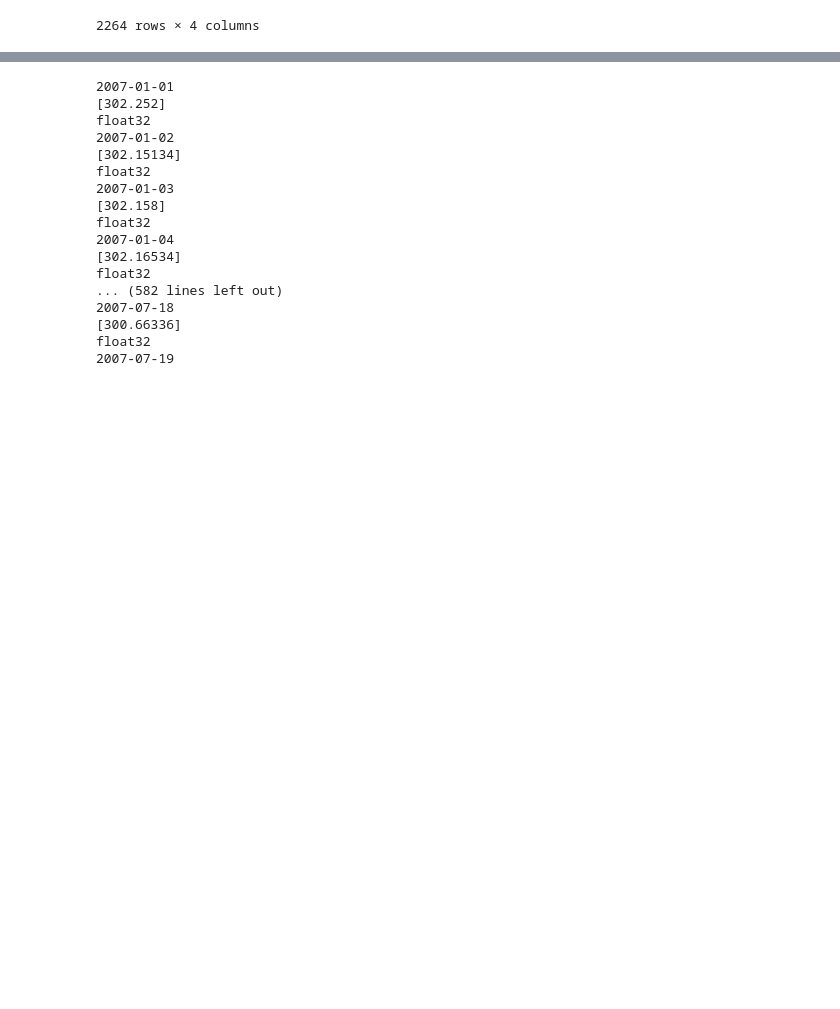
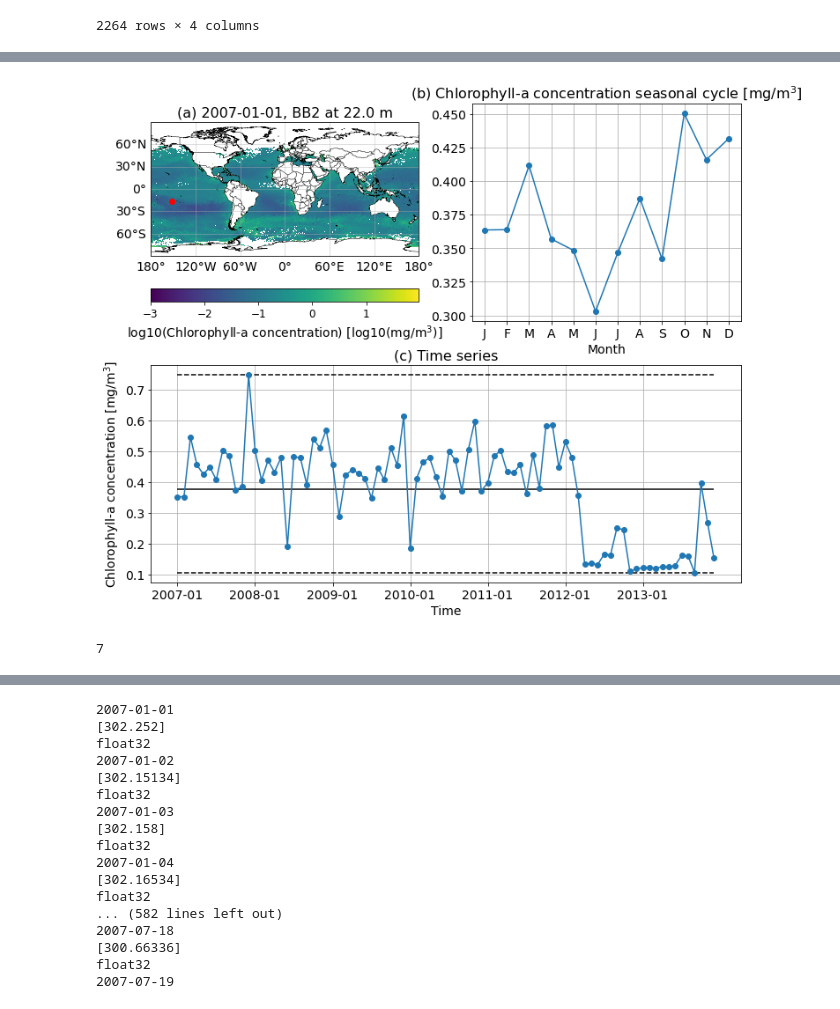
Before and after one commit to agonmer/sat4sediments, a Jupyter notebook: extract_temporal_stats.ipynb, the cells around one changed output, grey strips where cells are left out. Cells and saved outputs as stored; diff of their text form; code cells hidden in the pictures; blank space fills up the shorter version.

```diff
--- a/extract_temporal_stats.ipynb
+++ b/extract_temporal_stats.ipynb
@@ -278,0 +247,44 @@ plt.savefig(figure_name,bbox_inches='tight')
+# %%
+fig = plt.figure(figsize=(12,10))
+
+ax1 = fig.add_subplot(2,2,1,projection=crs)
+plot_background(ax1)
+pc1 = ax1.pcolormesh(lon_chla,lat_chla,np.log10(chla_map[0]),shading='nearest',transform=ccrs.PlateCarree())
+cbar1 = plt.colorbar(pc1, orientation = 'horizontal')
+cbar1.ax.tick_params(labelsize=12)
+ax1.plot(lon0,lat0,'or')
+ax1.plot([lon0-dlon,lon0+dlon,lon0+dlon,lon0-dlon,lon0-dlon],
+         [lat0-dlat,lat0-dlat,lat0+dlat,lat0+dlat,lat0-dlat],'red')
+cbar1.set_label('log10(Chlorophyll-a concentration) [log10(mg/m$^3$)]',size=14)
+ax1.set_title('(a) ' + str_start+', '+sf0+' at '+str(wd0)+' m', fontsize=16)
+
+ax2 = fig.add_subplot(2,2,2)
+ax2.plot(np.arange(1,13),chla_seasonal_cycle,'o-')
+ax2.tick_params(axis='both',labelsize=14)
+ax2.set_title('(b) Chlorophyll-a concentration seasonal cycle [mg/m$^3$]', fontsize=16)
+ax2.set_xlabel('Month',fontsize=14)
+ax2.set_xticks(np.arange(1,13))
+ax2.set_xticklabels(['J','F','M','A','M','J','J','A','S','O','N','D'])
+plt.grid()
+
+ax3 = fig.add_subplot(2,1,2)
+ax3.plot(time_series,chla_t,'o-')
+ax3.tick_params(axis='both',labelsize=14)
+ax3.set_ylabel('Chlorophyll-a concentration [mg/m$^3$]',fontsize=14)
+ax3.set_xlabel('Time',fontsize=14)
+ax3.set_xticks(np.arange(0,len(sst_series),12))
+ax3.set_xticklabels(time_series[::12])
+ax3.set_title('(c) Time series', fontsize=16)
+plt.grid()
+ax3.hlines(chla_max,time_series[0],time_series[-1],colors='k',linestyles='dashed')
+ax3.hlines(chla_min,time_series[0],time_series[-1],colors='k',linestyles='dashed')
+ax3.hlines(chla_avg,time_series[0],time_series[-1],colors='k',linestyles='solid')
+
+figure_name = 'map_time_series_chla_'+sf0+'_'+str(wd0)+'.png'
+plt.savefig(figure_name,bbox_inches='tight')
+# %% [output]
+[figure, added]
+# %%
+print(nyears)
+# %% [output]
+7
```
Also changed, not shown: parts of 9 cells of this notebook.
